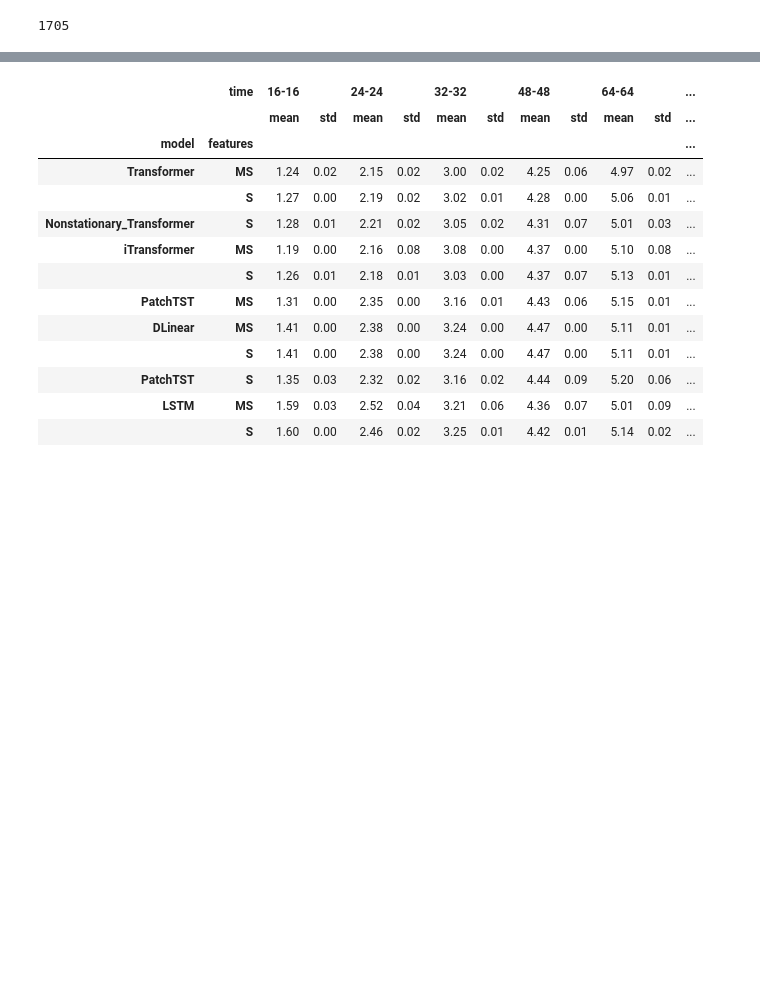
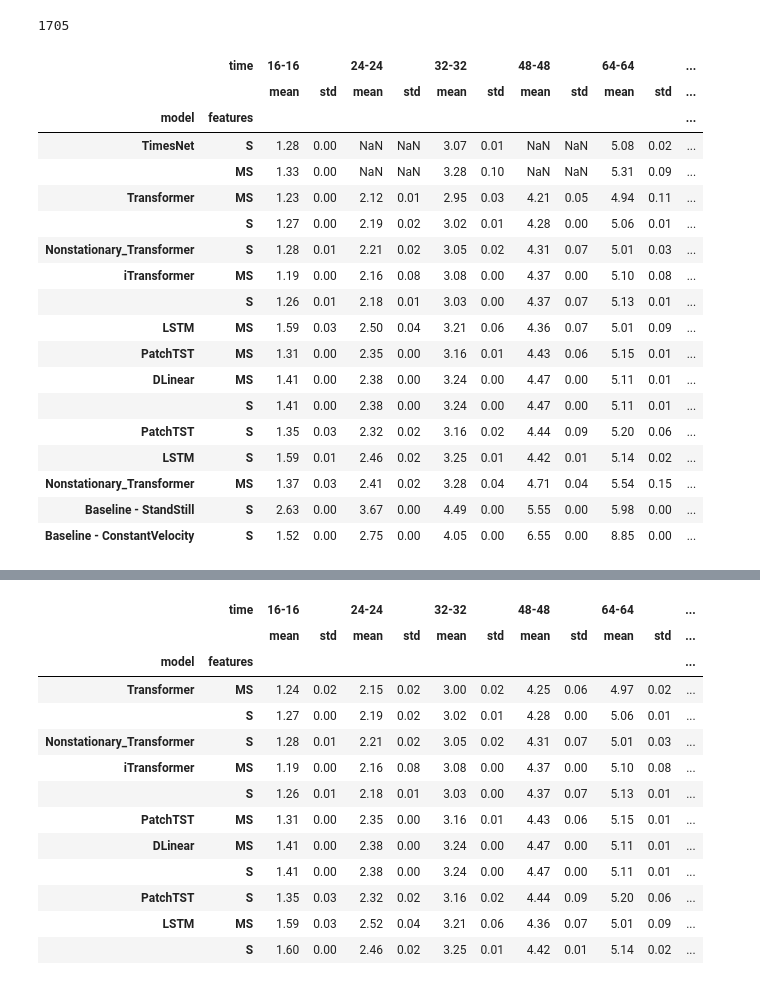
Before and after one commit to arnaud-odet/Time-Series-Library, a Jupyter notebook: results.ipynb, the cells around one changed output, grey strips where cells are left out. Cells and saved outputs as stored; diff of their text form; code cells hidden in the pictures; blank space fills up the shorter version.

Commit message:
ResultReader class

```diff
--- a/results.ipynb
+++ b/results.ipynb
@@ -21,3 +22,28 @@ cp_logs_df = pd.read_csv('./logs/calmip_logs.csv', index_col = 0)
 cp_logs_df.index.max()
 # %% [output]
 1705
+# %%
+rr = ResultReader(time_horizons=[16,24,32,48,64,96],
+                  runs=[2,3,4])
+# %%
+rr.results_df.round(2)
+# %% [output]
+|  | time | 16-16 |  | 24-24 |  | 32-32 |  | 48-48 |  | 64-64 |  | ... |
+|  |  | mean | std | mean | std | mean | std | mean | std | mean | std | ... |
+| model | features |  |  |  |  |  |  |  |  |  |  | ... |
+| TimesNet | S | 1.28 | 0.00 | NaN | NaN | 3.07 | 0.01 | NaN | NaN | 5.08 | 0.02 | ... |
+|  | MS | 1.33 | 0.00 | NaN | NaN | 3.28 | 0.10 | NaN | NaN | 5.31 | 0.09 | ... |
+| Transformer | MS | 1.23 | 0.00 | 2.12 | 0.01 | 2.95 | 0.03 | 4.21 | 0.05 | 4.94 | 0.11 | ... |
+|  | S | 1.27 | 0.00 | 2.19 | 0.02 | 3.02 | 0.01 | 4.28 | 0.00 | 5.06 | 0.01 | ... |
+| Nonstationary_Transformer | S | 1.28 | 0.01 | 2.21 | 0.02 | 3.05 | 0.02 | 4.31 | 0.07 | 5.01 | 0.03 | ... |
+| iTransformer | MS | 1.19 | 0.00 | 2.16 | 0.08 | 3.08 | 0.00 | 4.37 | 0.00 | 5.10 | 0.08 | ... |
+|  | S | 1.26 | 0.01 | 2.18 | 0.01 | 3.03 | 0.00 | 4.37 | 0.07 | 5.13 | 0.01 | ... |
+| LSTM | MS | 1.59 | 0.03 | 2.50 | 0.04 | 3.21 | 0.06 | 4.36 | 0.07 | 5.01 | 0.09 | ... |
+| PatchTST | MS | 1.31 | 0.00 | 2.35 | 0.00 | 3.16 | 0.01 | 4.43 | 0.06 | 5.15 | 0.01 | ... |
+| DLinear | MS | 1.41 | 0.00 | 2.38 | 0.00 | 3.24 | 0.00 | 4.47 | 0.00 | 5.11 | 0.01 | ... |
+|  | S | 1.41 | 0.00 | 2.38 | 0.00 | 3.24 | 0.00 | 4.47 | 0.00 | 5.11 | 0.01 | ... |
+| PatchTST | S | 1.35 | 0.03 | 2.32 | 0.02 | 3.16 | 0.02 | 4.44 | 0.09 | 5.20 | 0.06 | ... |
+| LSTM | S | 1.59 | 0.01 | 2.46 | 0.02 | 3.25 | 0.01 | 4.42 | 0.01 | 5.14 | 0.02 | ... |
+| Nonstationary_Transformer | MS | 1.37 | 0.03 | 2.41 | 0.02 | 3.28 | 0.04 | 4.71 | 0.04 | 5.54 | 0.15 | ... |
+| Baseline - StandStill | S | 2.63 | 0.00 | 3.67 | 0.00 | 4.49 | 0.00 | 5.55 | 0.00 | 5.98 | 0.00 | ... |
+| Baseline - ConstantVelocity | S | 1.52 | 0.00 | 2.75 | 0.00 | 4.05 | 0.00 | 6.55 | 0.00 | 8.85 | 0.00 | ... |
```
Also changed, not shown: parts of 2 cells of this notebook, 1 other file.
